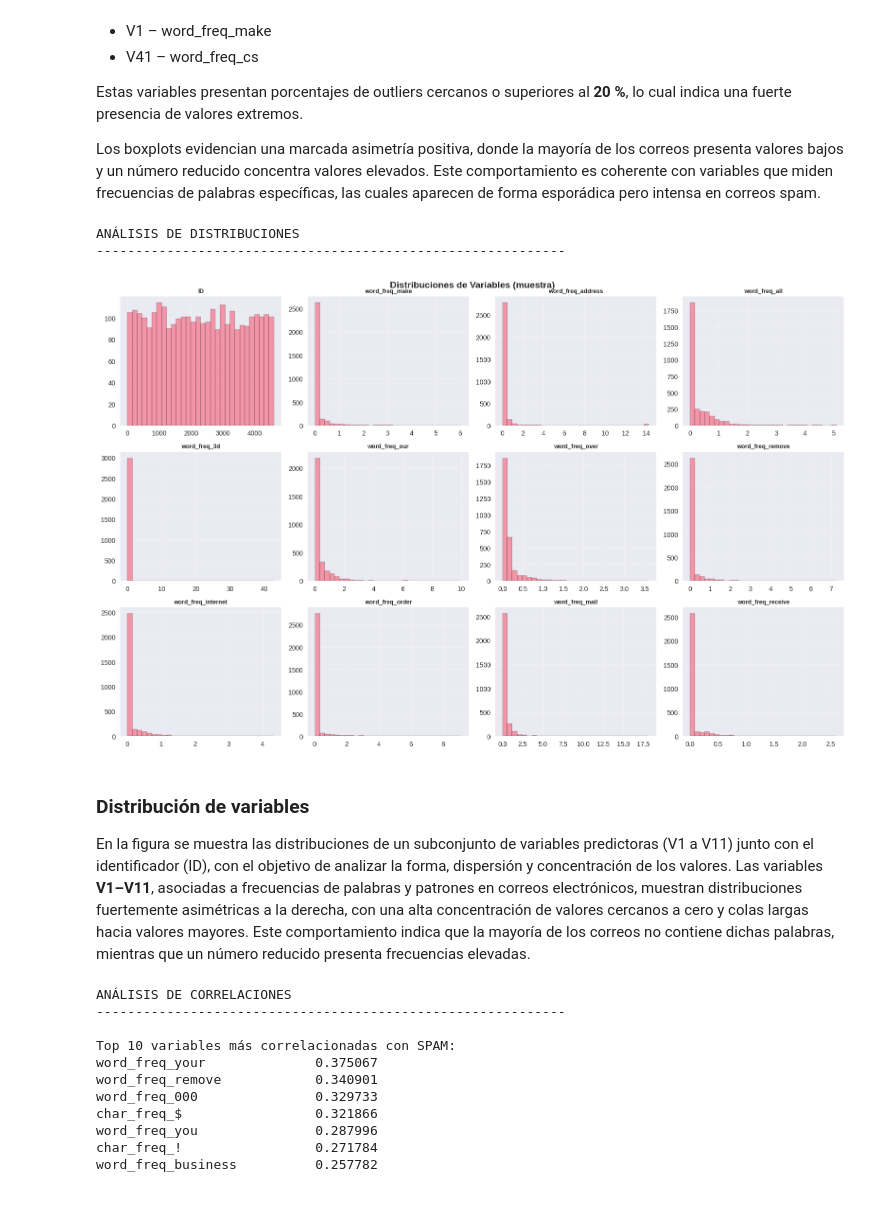
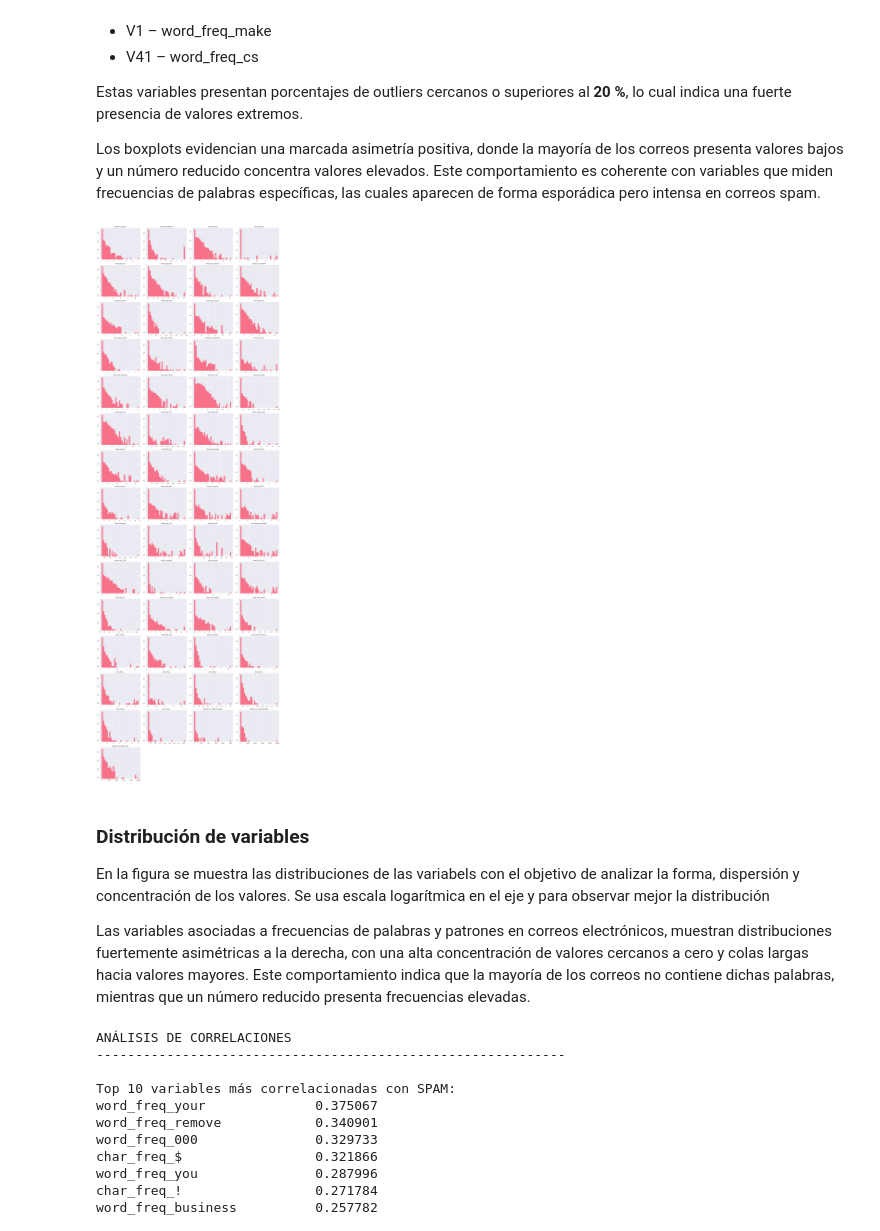
Before and after one commit to carrasquintero/Proyecto_Spam, a Jupyter notebook: prediccion-de-correos-spam.ipynb, the cells around one changed output. Cells and saved outputs as stored; diff of their text form; code cells hidden in the pictures; blank space fills up the shorter version.

Commit message:
Commit 3 - Uso de escala logarítmica en los histogramas y visualización de todas las variables

```diff
--- a/prediccion-de-correos-spam.ipynb
+++ b/prediccion-de-correos-spam.ipynb
@@ -371,35 +372,41 @@ Estas variables presentan porcentajes de outliers cercanos o superiores al **20
 
 Los boxplots evidencian una marcada asimetría positiva, donde la mayoría de los correos presenta valores bajos y un número reducido concentra valores elevados. Este comportamiento es coherente con variables que miden frecuencias de palabras específicas, las cuales aparecen de forma esporádica pero intensa en correos spam.
 # %%
-# 10. ANÁLISIS DE DISTRIBUCIONES
+ncols = 4
+X = train.drop(columns=["ID", "SPAM"])
+# Calcular cuántas filas necesitamos
+n_plots = len(X.columns)
+nrows = math.ceil(n_plots / ncols)
 
-print("\n")
-print("ANÁLISIS DE DISTRIBUCIONES")
-print("-"*60)
+# Crear la figura y los ejes
+fig, axes = plt.subplots(nrows=nrows, ncols=ncols,
+                         figsize=(5*ncols, 4*nrows),
+                         sharey=False)  # sharey=False porque cada histograma tiene su propia escala
 
-# Histogramas de algunas variables
-sample_vars = numeric_cols[:12]  # Primeras 12 variables
-fig, axes = plt.subplots(3, 4, figsize=(16, 10))
-axes = axes.ravel()
+# Aplanar el array de axes para recorrerlo fácilmente
+axes = axes.flatten()
 
-for idx, var in enumerate(sample_vars):
-    axes[idx].hist(train[var], bins=30, edgecolor='black', alpha=0.7)
-    axes[idx].set_title(f'{var}', fontsize=9, fontweight='bold')
-    axes[idx].set_xlabel('')
-    axes[idx].grid(alpha=0.3)
+# Generar cada histograma
+for i, col in enumerate(X.columns):
+    axes[i].hist(X[col] + 1, bins=30)
+    axes[i].set_yscale("log")
+    axes[i].set_title(col)
 
+# Ocultar los ejes que no se usen (si hay menos plots que celdas)
+for i in range(len(X.columns), len(axes)):
+    axes[i].axis('off')
+
+# Ajustar espaciado entre gráficos
 plt.tight_layout()
-plt.suptitle('Distribuciones de Variables (muestra)', y=1.00, fontsize=14, fontweight='bold')
 plt.show()
 # %% [output]
-ANÁLISIS DE DISTRIBUCIONES
-------------------------------------------------------------
-[figure, old version]
+[figure, new version]
 # %% [markdown]
 ### Distribución de variables
 
-En la figura se muestra las distribuciones de un subconjunto de variables predictoras (V1 a V11) junto con el identificador (ID), con el objetivo de analizar la forma, dispersión y concentración de los valores.
-Las variables **V1–V11**, asociadas a frecuencias de palabras y patrones en correos electrónicos, muestran distribuciones fuertemente asimétricas a la derecha, con una alta concentración de valores cercanos a cero y colas largas hacia valores mayores. Este comportamiento indica que la mayoría de los correos no contiene dichas palabras, mientras que un número reducido presenta frecuencias elevadas.
+En la figura se muestra las distribuciones de las variabels con el objetivo de analizar la forma, dispersión y concentración de los valores. Se usa escala logarítmica en el eje y para observar mejor la distribución
+
+Las variables asociadas a frecuencias de palabras y patrones en correos electrónicos, muestran distribuciones fuertemente asimétricas a la derecha, con una alta concentración de valores cercanos a cero y colas largas hacia valores mayores. Este comportamiento indica que la mayoría de los correos no contiene dichas palabras, mientras que un número reducido presenta frecuencias elevadas.
 # %%
 # 11. ANÁLISIS DE CORRELACIONES
 
```
Also changed, not shown: parts of 3 cells of this notebook.
